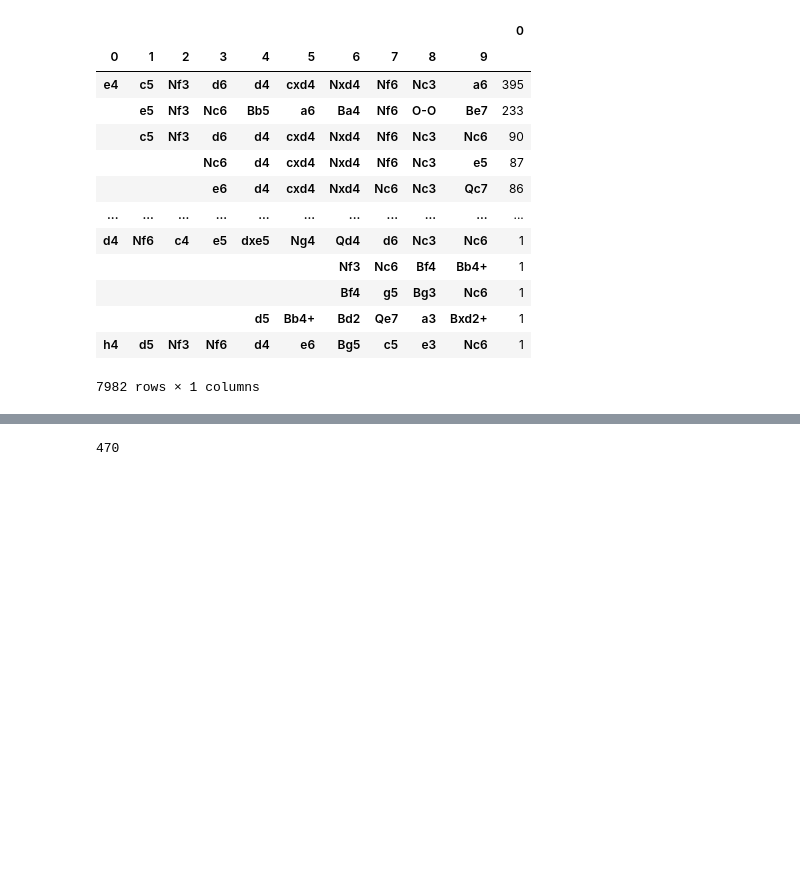
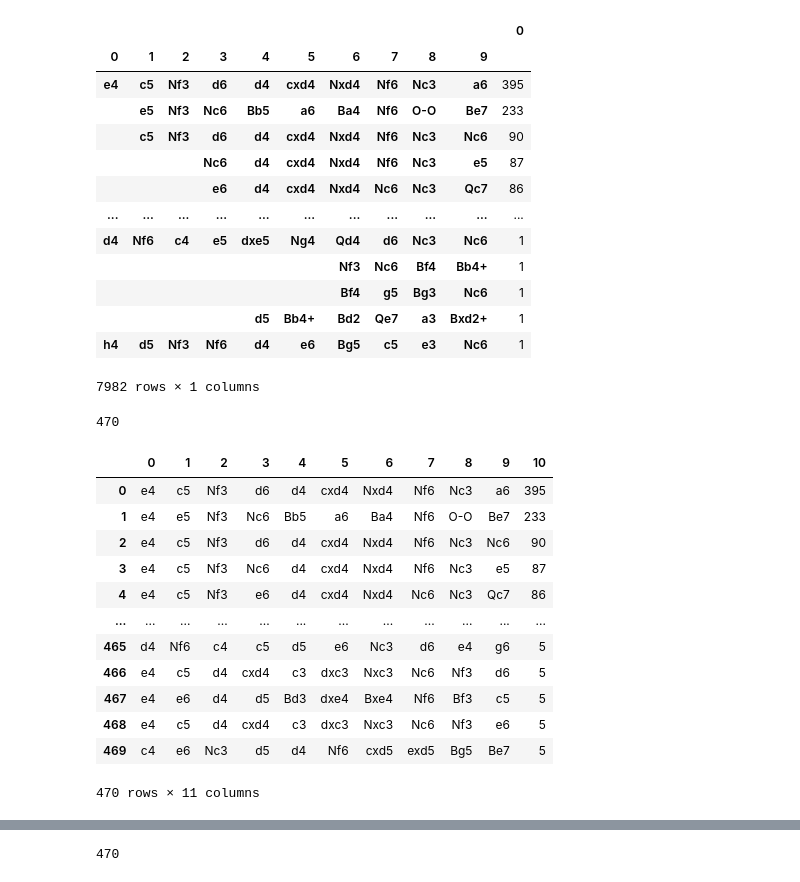
Before and after one commit to chess-choco/semi_project, a Jupyter notebook: Seyoung/Freq.ipynb, the cells around one changed output, grey strips where cells are left out. Saved outputs shown, nothing was run; the diff lists cells and outputs as text; code cells hidden in the pictures; blank space fills up the shorter version.

Commit message:
opening 별 freq

```diff
--- a/Seyoung/Freq.ipynb
+++ b/Seyoung/Freq.ipynb
@@ -79,8 +81,28 @@ Freq= count[count>=5]
+# %%
+len(Freq)
+# %% [output]
+470
 # %%
 FreqDF=pd.DataFrame(Freq)
 # %%
 FreqDF.to_csv("Freq.csv",header=False)
 # %%
 chessFreq=pd.read_csv("./Freq.csv",index_col=None,header=None)
+# %%
+chessFreq
+# %% [output]
+|  | 0 | 1 | 2 | 3 | 4 | 5 | 6 | 7 | 8 | 9 | 10 |
+| 0 | e4 | c5 | Nf3 | d6 | d4 | cxd4 | Nxd4 | Nf6 | Nc3 | a6 | 395 |
+| 1 | e4 | e5 | Nf3 | Nc6 | Bb5 | a6 | Ba4 | Nf6 | O-O | Be7 | 233 |
+| 2 | e4 | c5 | Nf3 | d6 | d4 | cxd4 | Nxd4 | Nf6 | Nc3 | Nc6 | 90 |
+| 3 | e4 | c5 | Nf3 | Nc6 | d4 | cxd4 | Nxd4 | Nf6 | Nc3 | e5 | 87 |
+| 4 | e4 | c5 | Nf3 | e6 | d4 | cxd4 | Nxd4 | Nc6 | Nc3 | Qc7 | 86 |
+| ... | ... | ... | ... | ... | ... | ... | ... | ... | ... | ... | ... |
+| 465 | d4 | Nf6 | c4 | c5 | d5 | e6 | Nc3 | d6 | e4 | g6 | 5 |
+| 466 | e4 | c5 | d4 | cxd4 | c3 | dxc3 | Nxc3 | Nc6 | Nf3 | d6 | 5 |
+| 467 | e4 | e6 | d4 | d5 | Bd3 | dxe4 | Bxe4 | Nf6 | Bf3 | c5 | 5 |
+| 468 | e4 | c5 | d4 | cxd4 | c3 | dxc3 | Nxc3 | Nc6 | Nf3 | e6 | 5 |
+| 469 | c4 | e6 | Nc3 | d5 | d4 | Nf6 | cxd5 | exd5 | Bg5 | Be7 | 5 |
+470 rows × 11 columns
 # %%
 OpeningSeq=chessFreq.sort_values(by=[x for x in range(10)])
```
Also changed, not shown: parts of 11 cells of this notebook.
